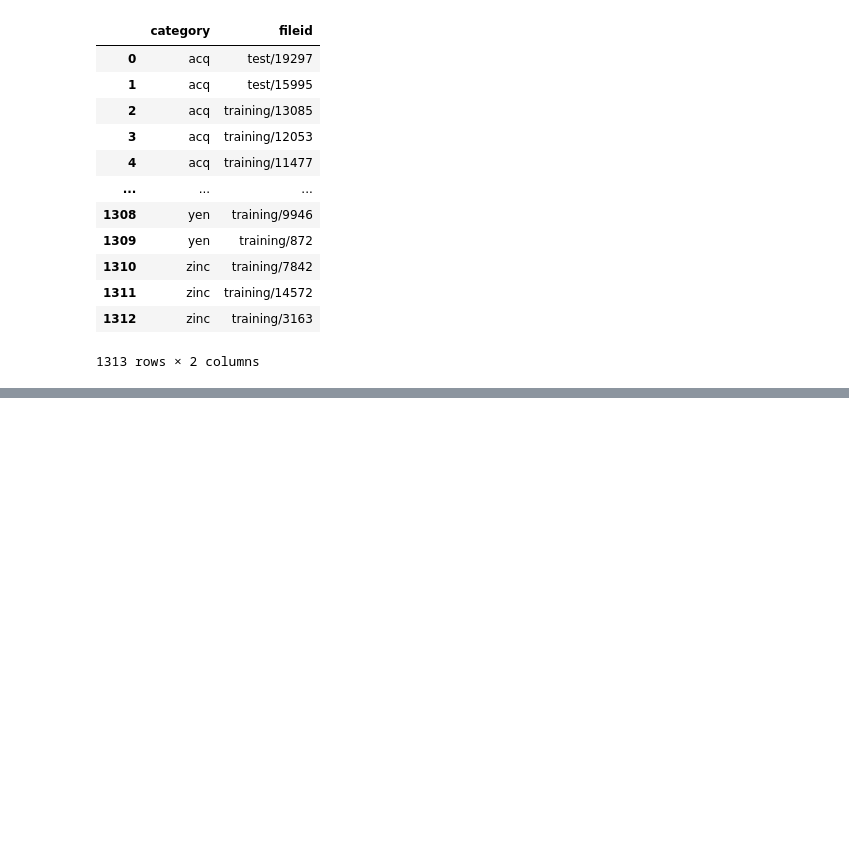
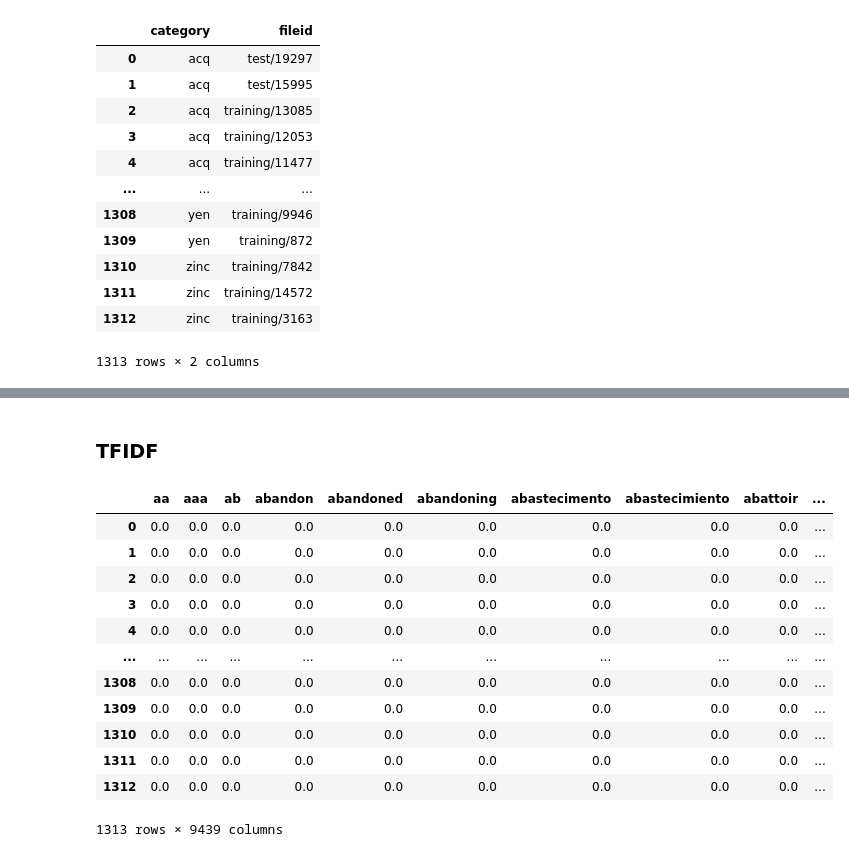
Before and after one commit to e-hokage777/eskalate-ml-interview-solution, a Jupyter notebook: main.ipynb, the cells around one changed output, grey strips where cells are left out. Cells and saved outputs as stored; diff of their text form; code cells hidden in the pictures; blank space fills up the shorter version.

```diff
--- a/main.ipynb
+++ b/main.ipynb
@@ -156,0 +253,28 @@ plt.show()
+# %% [markdown]
+### TFIDF
+# %%
+def preprocess_for_tfidf(text):
+    return " ".join(text)  # preprocess_text from earlier
+
+preprocessed_docs = [preprocess_for_tfidf(doc) for doc in df["text_tokenized"]]
+
+vectorizer = TfidfVectorizer()
+tfidf_matrix = vectorizer.fit_transform(preprocessed_docs)
+feature_names = vectorizer.get_feature_names_out()
+
+tfidf_df = pd.DataFrame(tfidf_matrix.toarray(), columns=vectorizer.get_feature_names_out())
+tfidf_df
+# %% [output]
+|  | aa | aaa | ab | abandon | abandoned | abandoning | abastecimento | abastecimiento | abattoir | ... |
+| 0 | 0.0 | 0.0 | 0.0 | 0.0 | 0.0 | 0.0 | 0.0 | 0.0 | 0.0 | ... |
+| 1 | 0.0 | 0.0 | 0.0 | 0.0 | 0.0 | 0.0 | 0.0 | 0.0 | 0.0 | ... |
+| 2 | 0.0 | 0.0 | 0.0 | 0.0 | 0.0 | 0.0 | 0.0 | 0.0 | 0.0 | ... |
+| 3 | 0.0 | 0.0 | 0.0 | 0.0 | 0.0 | 0.0 | 0.0 | 0.0 | 0.0 | ... |
+| 4 | 0.0 | 0.0 | 0.0 | 0.0 | 0.0 | 0.0 | 0.0 | 0.0 | 0.0 | ... |
+| ... | ... | ... | ... | ... | ... | ... | ... | ... | ... | ... |
+| 1308 | 0.0 | 0.0 | 0.0 | 0.0 | 0.0 | 0.0 | 0.0 | 0.0 | 0.0 | ... |
+| 1309 | 0.0 | 0.0 | 0.0 | 0.0 | 0.0 | 0.0 | 0.0 | 0.0 | 0.0 | ... |
+| 1310 | 0.0 | 0.0 | 0.0 | 0.0 | 0.0 | 0.0 | 0.0 | 0.0 | 0.0 | ... |
+| 1311 | 0.0 | 0.0 | 0.0 | 0.0 | 0.0 | 0.0 | 0.0 | 0.0 | 0.0 | ... |
+| 1312 | 0.0 | 0.0 | 0.0 | 0.0 | 0.0 | 0.0 | 0.0 | 0.0 | 0.0 | ... |
+1313 rows × 9439 columns
```
Also changed, not shown: parts of 13 cells of this notebook, 1 other file.
